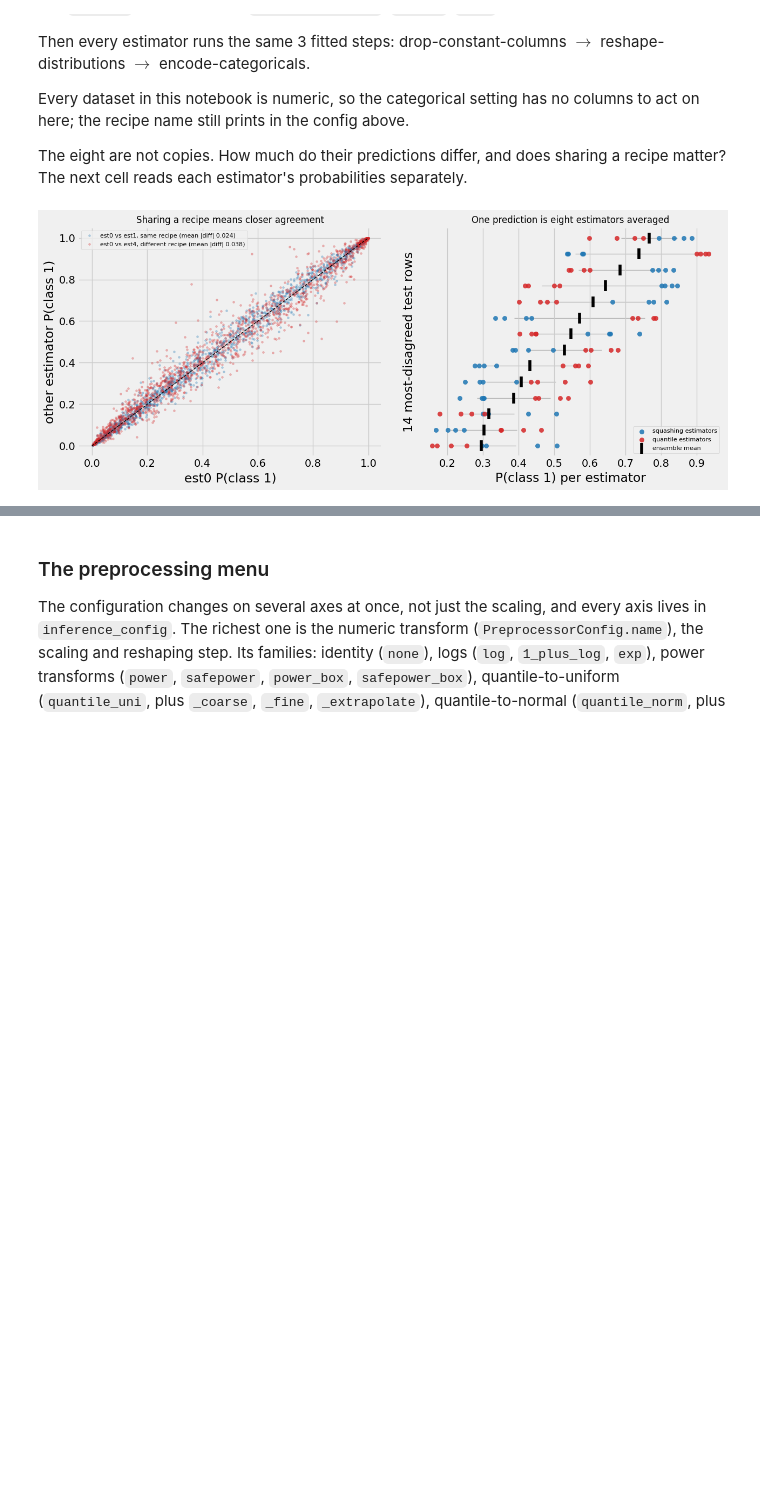
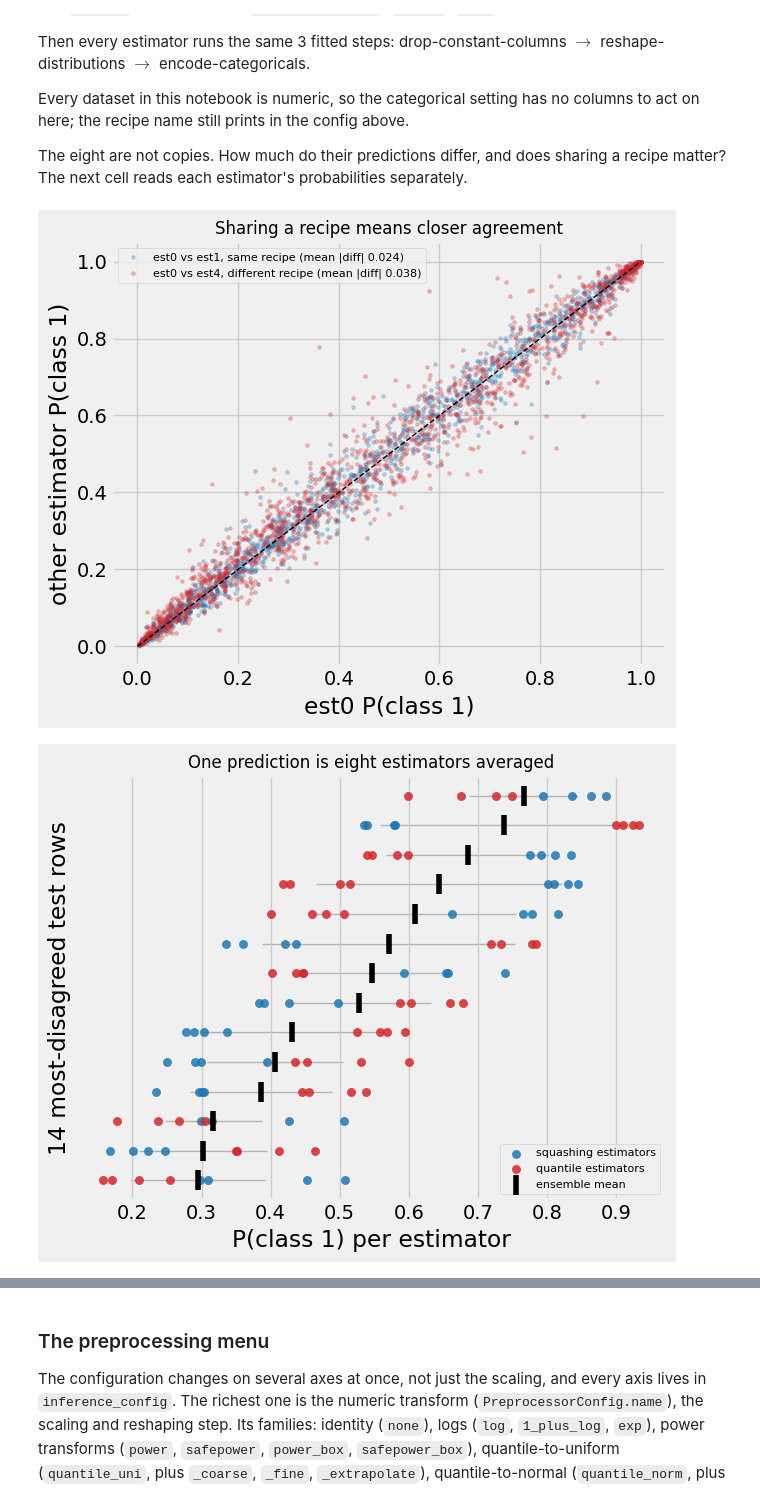
Before and after one commit to CardoAI/TabPFNPractitioner, a Jupyter notebook: notebooks/Parameters.ipynb, the cells around one changed output, grey strips where cells are left out. Drawn from its saved outputs; the diff is of its cells as text; code cells hidden in the pictures; blank space fills up the shorter version.

```diff
--- a/notebooks/Parameters.ipynb
+++ b/notebooks/Parameters.ipynb
@@ -169,53 +187,55 @@ Every dataset in this notebook is numeric, so the categorical setting has no col
 The eight are not copies. How much do their predictions differ, and does sharing a recipe matter? The next cell reads each estimator's probabilities separately.
 # %%
 # How much do the per-estimator predictions actually differ, and does sharing a recipe matter? We read
-# every estimator's P(class 1) off the same fitted model and look two ways: a scatter of a same-recipe pair
-# against a different-recipe pair, and, for the rows the estimators disagree on most, the eight predictions
-# behind each averaged one.
+# every estimator's P(class 1) off the same fitted model and look two ways, as two separate figures: a
+# scatter of a same-recipe pair against a different-recipe pair, and, for the rows the estimators disagree
+# on most, the eight predictions behind each averaged one.
 import torch
 
 def per_estimator_positive_proba(model, X):
     """P(class 1) from each estimator separately, shape (n_estimators, n_samples)."""
     logits = model.predict_raw_logits(X)  # (n_estimators, n_samples, n_classes), public API -> ndarray
     return torch.softmax(torch.from_numpy(logits) / model.softmax_temperature, dim=-1)[:, :, 1].numpy()
 
 proba = per_estimator_positive_proba(inspect_model, X_test)
 recipe_names = [member.config.preprocess_config.name for member in inspect_model.executor_.ensemble_members]
 is_quantile = np.array(["quantile" in name for name in recipe_names])
 
-fig, ax = plt.subplots(1, 2, figsize=(13, 5.4))
-
+# Figure 1: same-recipe pair against different-recipe pair.
 same_diff = np.abs(proba[0] - proba[1]).mean()
 cross_diff = np.abs(proba[0] - proba[4]).mean()
-ax[0].scatter(proba[0], proba[1], s=7, alpha=0.30, color="#1f77b4",
-              label=f"est0 vs est1, same recipe (mean |diff| {same_diff:.3f})")
-ax[0].scatter(proba[0], proba[4], s=7, alpha=0.30, color="#d62728",
-              label=f"est0 vs est4, different recipe (mean |diff| {cross_diff:.3f})")
-ax[0].plot([0, 1], [0, 1], "k--", lw=1)
-ax[0].set_xlabel("est0 P(class 1)"); ax[0].set_ylabel("other estimator P(class 1)")
-ax[0].set_title("Sharing a recipe means closer agreement", fontsize=12)
-ax[0].legend(fontsize=8, loc="upper left")
+fig, ax = plt.subplots(figsize=(6.6, 5.4))
+ax.scatter(proba[0], proba[1], s=7, alpha=0.30, color="#1f77b4",
+           label=f"est0 vs est1, same recipe (mean |diff| {same_diff:.3f})")
+ax.scatter(proba[0], proba[4], s=7, alpha=0.30, color="#d62728",
+           label=f"est0 vs est4, different recipe (mean |diff| {cross_diff:.3f})")
+ax.plot([0, 1], [0, 1], "k--", lw=1)
+ax.set_xlabel("est0 P(class 1)"); ax.set_ylabel("other estimator P(class 1)")
+ax.set_title("Sharing a recipe means closer agreement", fontsize=12)
+ax.legend(fontsize=8, loc="upper left")
+fig.tight_layout(); plt.show()
 
+# Figure 2: the 14 rows the estimators disagree on most, the eight predictions behind each average.
 spread = proba.max(0) - proba.min(0)
 most_disagreed = np.argsort(spread)[::-1][:14]
 most_disagreed = most_disagreed[np.argsort(proba[:, most_disagreed].mean(0))]
+fig, ax = plt.subplots(figsize=(6.6, 5.4))
 for slot, row in enumerate(most_disagreed):
-    ax[1].plot([proba[~is_quantile, row].mean(), proba[is_quantile, row].mean()], [slot, slot],
-               color="0.7", lw=1, zorder=0)
-    ax[1].scatter(proba[~is_quantile, row], [slot] * int((~is_quantile).sum()), color="#1f77b4",
-                  s=34, alpha=0.85, label="squashing estimators" if slot == 0 else None)
-    ax[1].scatter(proba[is_quantile, row], [slot] * int(is_quantile.sum()), color="#d62728",
-                  s=34, alpha=0.85, label="quantile estimators" if slot == 0 else None)
-    ax[1].scatter([proba[:, row].mean()], [slot], color="k", marker="|", s=220, zorder=3,
-                  label="ensemble mean" if slot == 0 else None)
-ax[1].set_yticks([]); ax[1].set_xlabel("P(class 1) per estimator"); ax[1].set_ylabel("14 most-disagreed test rows")
-ax[1].set_title("One prediction is eight estimators averaged", fontsize=12)
-ax[1].legend(fontsize=8, loc="lower right")
-
-fig.tight_layout(w_pad=2.0)
-plt.show()
+    ax.plot([proba[~is_quantile, row].mean(), proba[is_quantile, row].mean()], [slot, slot],
+            color="0.7", lw=1, zorder=0)
+    ax.scatter(proba[~is_quantile, row], [slot] * int((~is_quantile).sum()), color="#1f77b4",
+               s=34, alpha=0.85, label="squashing estimators" if slot == 0 else None)
+    ax.scatter(proba[is_quantile, row], [slot] * int(is_quantile.sum()), color="#d62728",
+               s=34, alpha=0.85, label="quantile estimators" if slot == 0 else None)
+    ax.scatter([proba[:, row].mean()], [slot], color="k", marker="|", s=220, zorder=3,
+               label="ensemble mean" if slot == 0 else None)
+ax.set_yticks([]); ax.set_xlabel("P(class 1) per estimator"); ax.set_ylabel("14 most-disagreed test rows")
+ax.set_title("One prediction is eight estimators averaged", fontsize=12)
+ax.legend(fontsize=8, loc="lower right")
+fig.tight_layout(); plt.show()
 # %% [output]
-[figure, old version]
+[figure, new version]
+[figure, added]
 # %% [markdown]
 Same labels, so the marginal output distributions are nearly identical (each estimator averages about 0.49, std about 0.32). The difference is per row:
 
```
Also changed, not shown: parts of 6 cells of this notebook.
